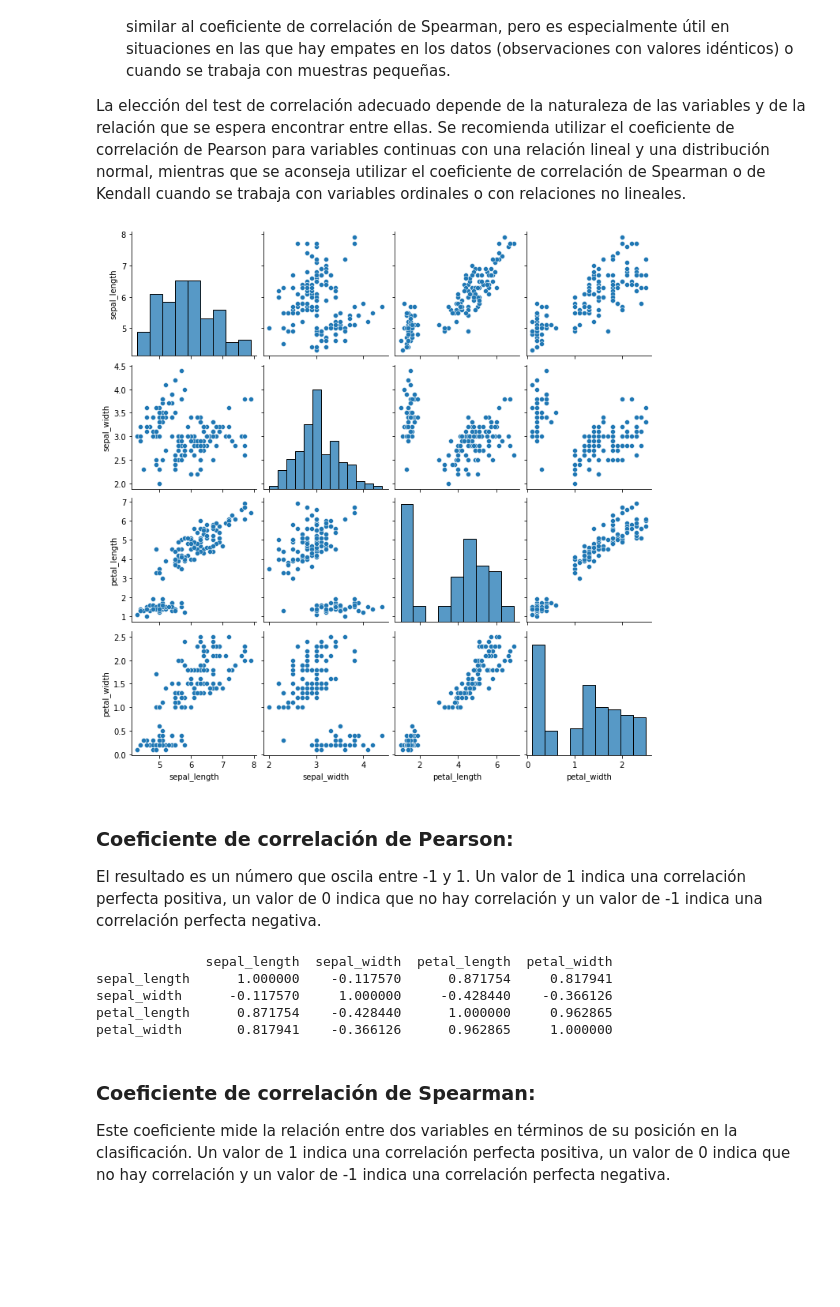
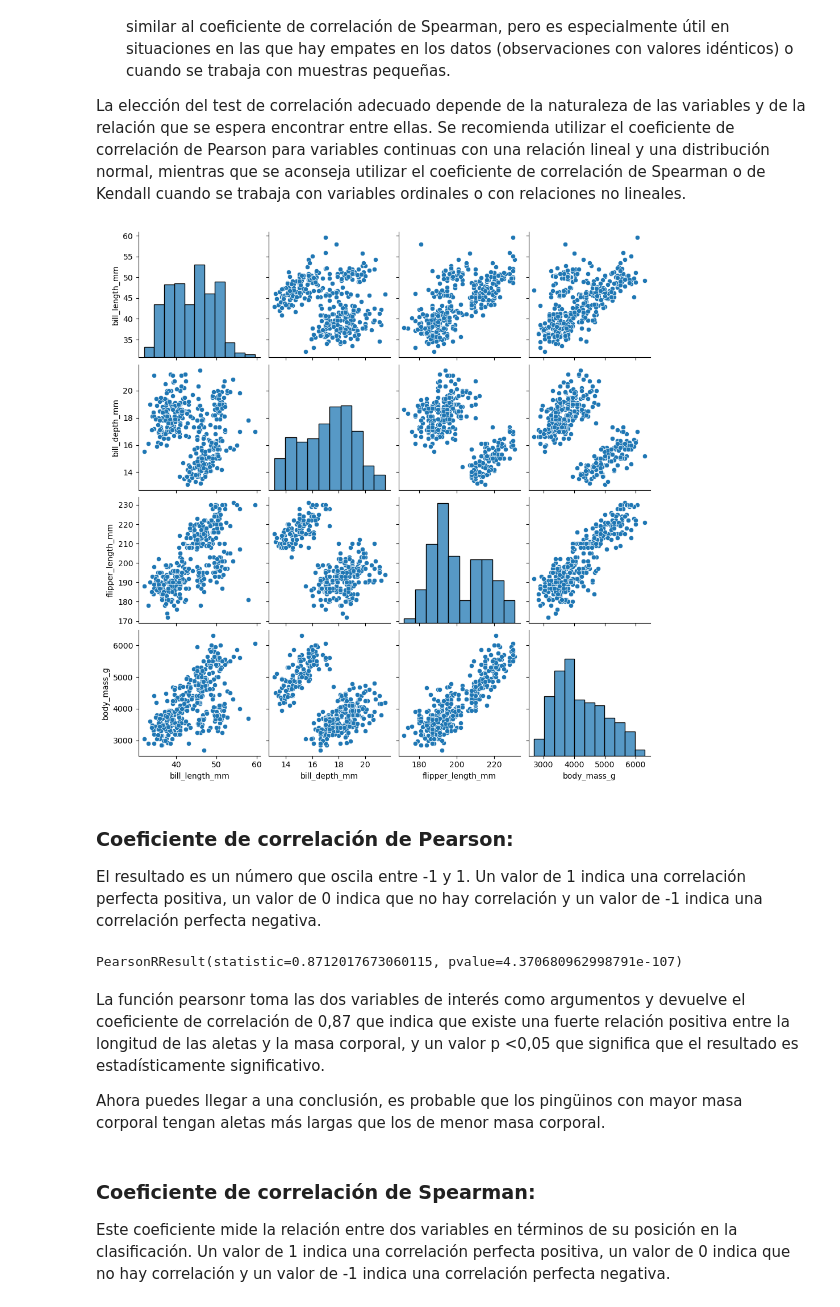
Before and after one commit to mcarlagg17/TBDS-StatisticalAnalysis_HypothesisTests, a Jupyter notebook: 2_Verificaciones-muestra.ipynb, the cells around one changed output. Cells and saved outputs as stored; diff of their text form; code cells hidden in the pictures; blank space fills up the shorter version.

```diff
--- a/2_Verificaciones-muestra.ipynb
+++ b/2_Verificaciones-muestra.ipynb
@@ -127,23 +147,14 @@ import pandas as pd
 import matplotlib.pyplot as plt
 
 iris = sns.load_dataset('iris')
+penguins = sns.load_dataset('penguins')
 # %%
 # Matriz de dispersión
-sns.pairplot(iris)
+sns.pairplot(penguins)
 plt.show()
 # %% [output]
-[figure, old version]
+[figure, new version]
 # %% [markdown]
 ### Coeficiente de correlación de Pearson:
 
 El resultado es un número que oscila entre -1 y 1. Un valor de 1 indica una correlación perfecta positiva, un valor de 0 indica que no hay correlación y un valor de -1 indica una correlación perfecta negativa.
-# %%
-numeric_cols = iris.select_dtypes(include=np.number)
-corr_matrix = numeric_cols.corr(method='pearson')
-print(corr_matrix)
-# %% [output]
-              sepal_length  sepal_width  petal_length  petal_width
-sepal_length      1.000000    -0.117570      0.871754     0.817941
-sepal_width      -0.117570     1.000000     -0.428440    -0.366126
-petal_length      0.871754    -0.428440      1.000000     0.962865
-petal_width       0.817941    -0.366126      0.962865     1.000000
@@ -150,3 +163,11 @@ petal_width       0.817941    -0.366126      0.962865     1.000000
+# %%
+pearsonr(penguins["flipper_length_mm"].dropna(), penguins["body_mass_g"].dropna())
+# %% [output]
+PearsonRResult(statistic=0.8712017673060115, pvalue=4.370680962998791e-107)
+# %% [markdown]
+La función pearsonr toma las dos variables de interés como argumentos y devuelve el coeficiente de correlación de 0,87 que indica que existe una fuerte relación positiva entre la longitud de las aletas y la masa corporal, y un valor p <0,05 que significa que el resultado es estadísticamente significativo.
+
+Ahora puedes llegar a una conclusión, es probable que los pingüinos con mayor masa corporal tengan aletas más largas que los de menor masa corporal.
 # %% [markdown]
 ### Coeficiente de correlación de Spearman:
 
```
Also changed, not shown: parts of 39 cells of this notebook, 1 other file.
